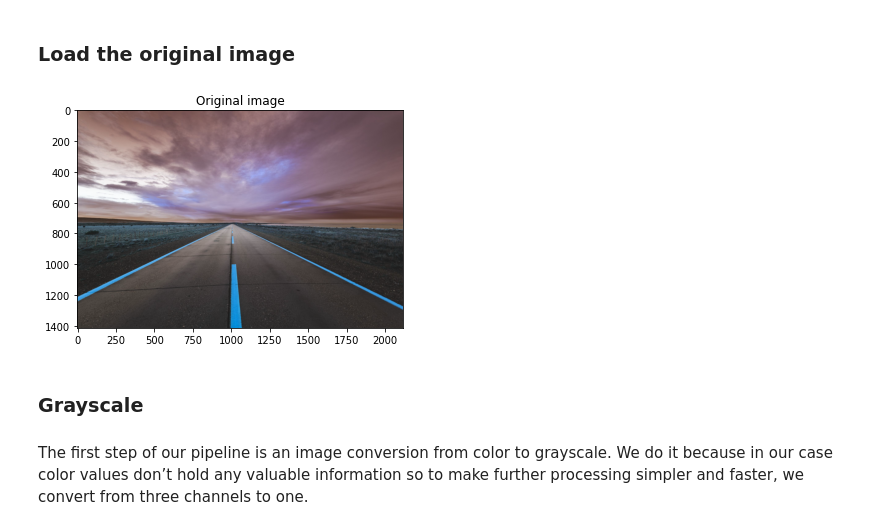
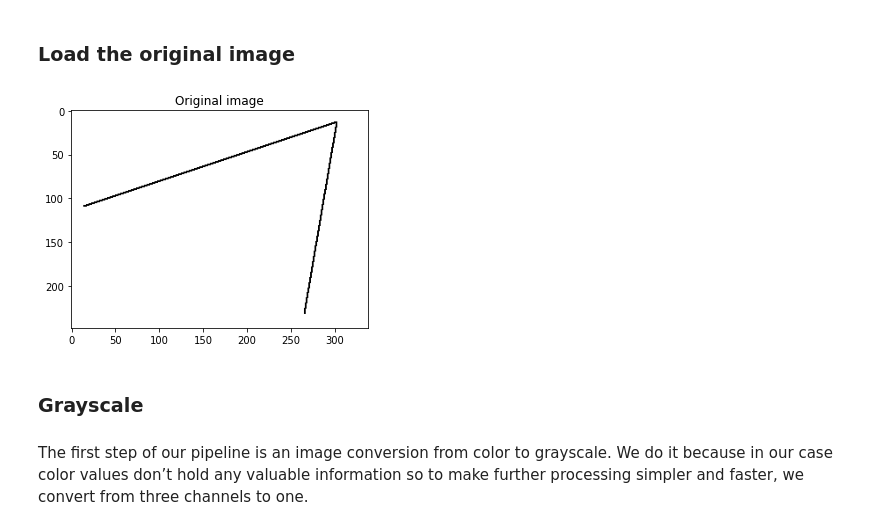
Before and after one commit to kevin-chen/CV-Street-Dectection-Robot, a Jupyter notebook: my_stuff/notebook-editing.ipynb, the cells around one changed output. Saved outputs shown, nothing was run; the diff lists cells and outputs as text; code cells hidden in the pictures.

Commit message:
working on hough lines

```diff
--- a/my_stuff/notebook-editing.ipynb
+++ b/my_stuff/notebook-editing.ipynb
@@ -58,10 +58,10 @@ def plot_image(image, title):
 ### Load the original image
 # %%
 # original_image = cv2.imread(INPUT_FOLDER + TEST_IMAGE)
-original_image = cv2.imread('paved_road_line.jpeg')
+original_image = cv2.imread('two_lines.png')
 plot_image(original_image, 'Original image')
 # %% [output]
-[figure, old version]
+[figure, new version]
 # %% [markdown]
 ### Grayscale
 
```
Also changed, not shown: parts of 10 cells of this notebook, 6 other files.
